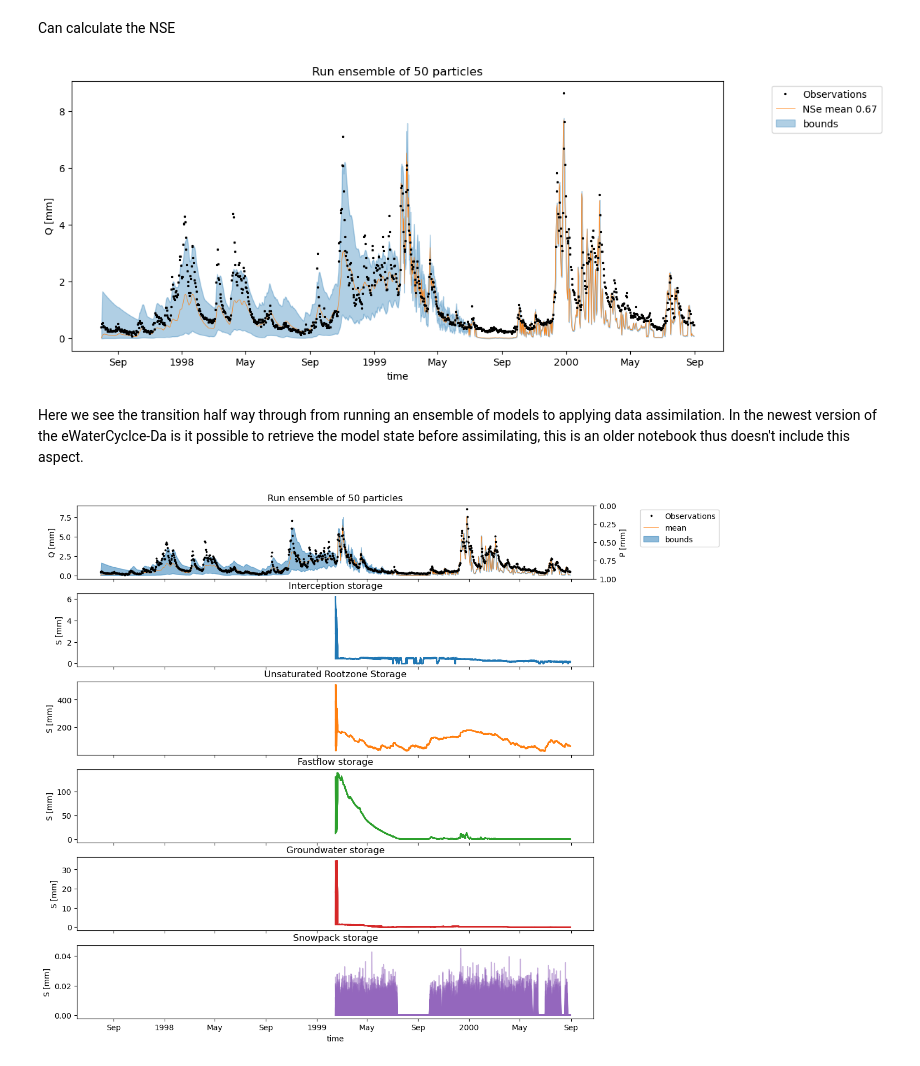
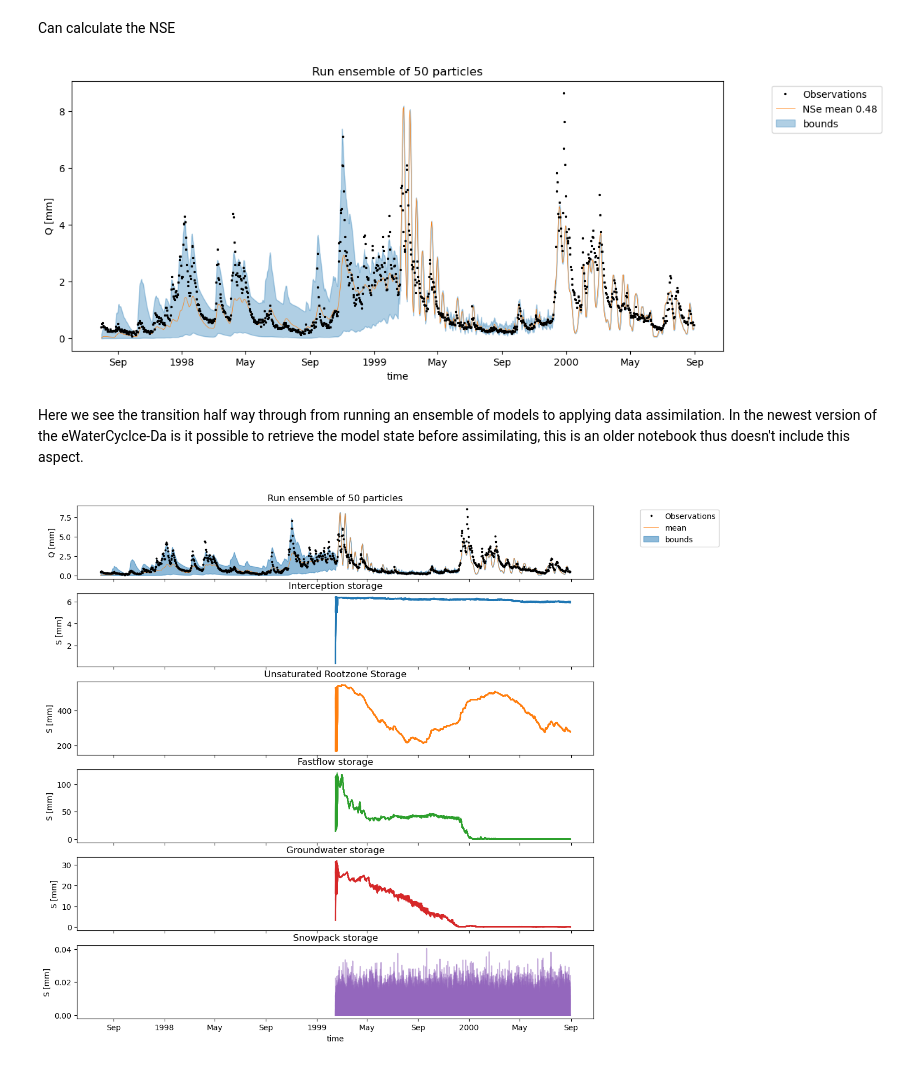
Before and after one commit to Daafip/Msc-Thesis-Notebooks, a Jupyter notebook: 2. Data assimilation on the Fly - HBV model with Particle filter.ipynb, the cells around one changed output. Drawn from its saved outputs; the diff is of its cells as text; code cells hidden in the pictures.

```diff
--- a/2. Data assimilation on the Fly - HBV model with Particle filter.ipynb
+++ b/2. Data assimilation on the Fly - HBV model with Particle filter.ipynb
@@ -126,5 +98,4 @@ ref_model = ensemble.ensemble_list[0].model
 # %%
 # testing data
-ref_model = ensemble.ensemble_list[0].model
 ds_obs_dir = forcing_path / ref_model.forcing.pr
 ds_obs = xr.load_dataset(ds_obs_dir)
@@ -158,9 +132,11 @@ for _ in tqdm(range(half_n_timesteps)):
 ### Then second half with
 # %%
 ensemble_method_name = "PF"
+lst_like_sigma = [0.0075] * 14 + [0]
 hyper_parameters = {
-               'like_sigma_weights' : 0.05,
-               'like_sigma_state_vector' : 0.01,
+               'like_sigma_weights' : 0.005,
+               'like_sigma_state_vector' : lst_like_sigma,
+               'f_n_particles': 1,
                  }
 
 state_vector_variables = "all"
@@ -256,40 +230,31 @@ ax.set_title(f"Run ensemble of {n_particles} particles");
 if save:
     fig.savefig(figure_path / f"ensemble_run_for_{n_particles}_particles_{current_time}.png",bbox_inches="tight",dpi=400);
 # %% [output]
-[figure, old version]
+[figure, new version]
 # %% [markdown]
 Here we see the transition half way through from running an ensemble of models to applying data assimilation.
 In the newest version of the eWaterCyclce-Da is it possible to retrieve the model state before assimilating, this is an older notebook thus doesn't include this aspect.
 # %%
 n=6
 fig, axs = plt.subplots(n,1,figsize=(12,n*2),sharex=True)
-
 ax = axs[0]
 ds_obs['Q'].sel(time=time).plot(ax=ax,lw=0,marker="*",ms=2.5,zorder=0,label="Observations",color='k')
-ax_pr = ax.twinx()
-ax_pr.invert_yaxis()
-ax_pr.set_ylabel(f"P [mm]")
-# ax_pr.bar(df_ensemble.index,ds['pr'].values[:len(time)],zorder=-10,label="Precipitation",color="grey")
 
 ax.plot(mean_ensemble,color="C1",lw=0.5,label=f"mean",zorder=-1)
 ax.fill_between(df_ensemble.index,df_ensemble.T.min(),df_ensemble.T.max(),color="C0", alpha=0.5,zorder=-10,label="bounds")
 ax.legend(bbox_to_anchor=(1.25,1))
 ax.set_ylabel("Q [mm]")
-
 ax.set_title(f"Run ensemble of {n_particles} particles");
-
 for i, S_name in enumerate(S_names):
     for j in range(n_particles):
         ds_combined[stor_names[i]].isel(EnsembleMember=j).plot(ax=axs[i+1],color=f"C{i}",alpha=0.5)
         axs[i+1].set_title(S_name)
-
-# remove all unncecearry xlabels
-[ax.set_xlabel(None) for ax in axs[:-1]]
+[ax.set_xlabel(None) for ax in axs[:-1]]# remove all unncecearry xlabels
 [ax.set_ylabel("S [mm]") for ax in axs[1:]]
 if save:
     fig.savefig(figure_path / f"ensemble_run_for__{n_particles}_particles_storages_{current_time}.png",bbox_inches="tight",dpi=400)
 # %% [output]
-[figure, old version]
+[figure, new version]
 # %%
 param_names_0 = param_names[:4]
 param_names_1 = param_names[4:]
```
Also changed, not shown: parts of 9 cells of this notebook, 8 other files.
